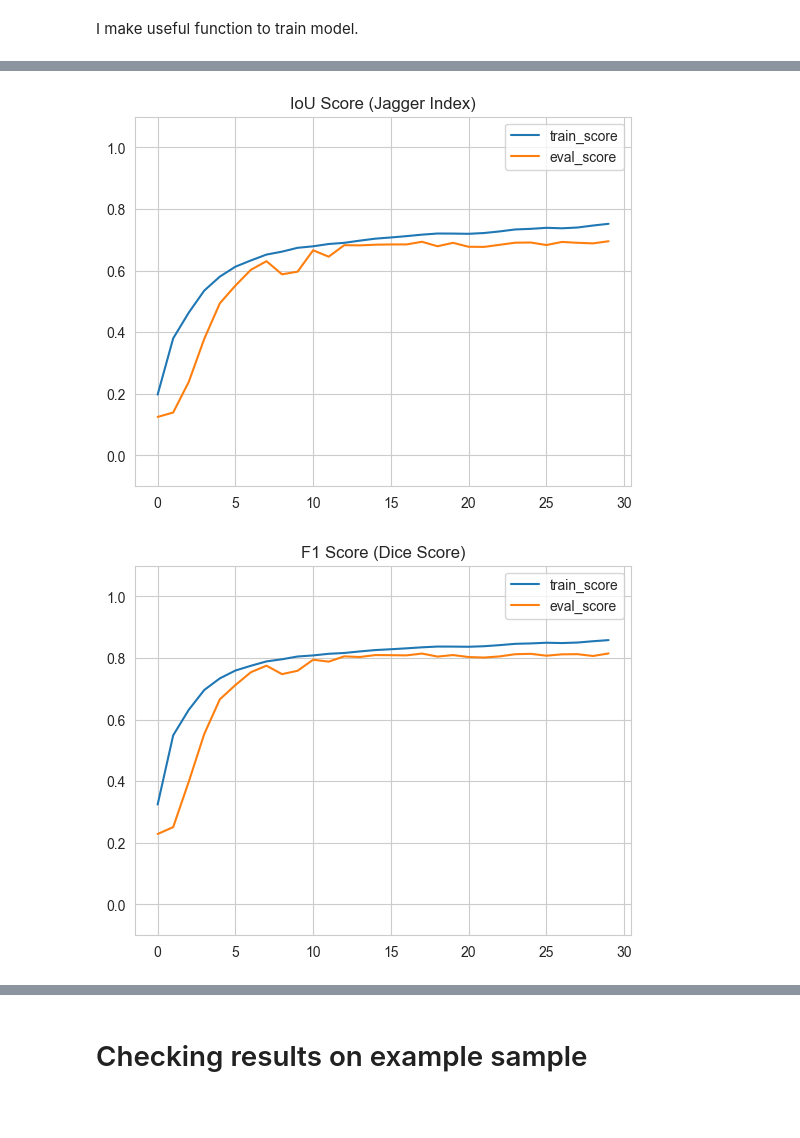
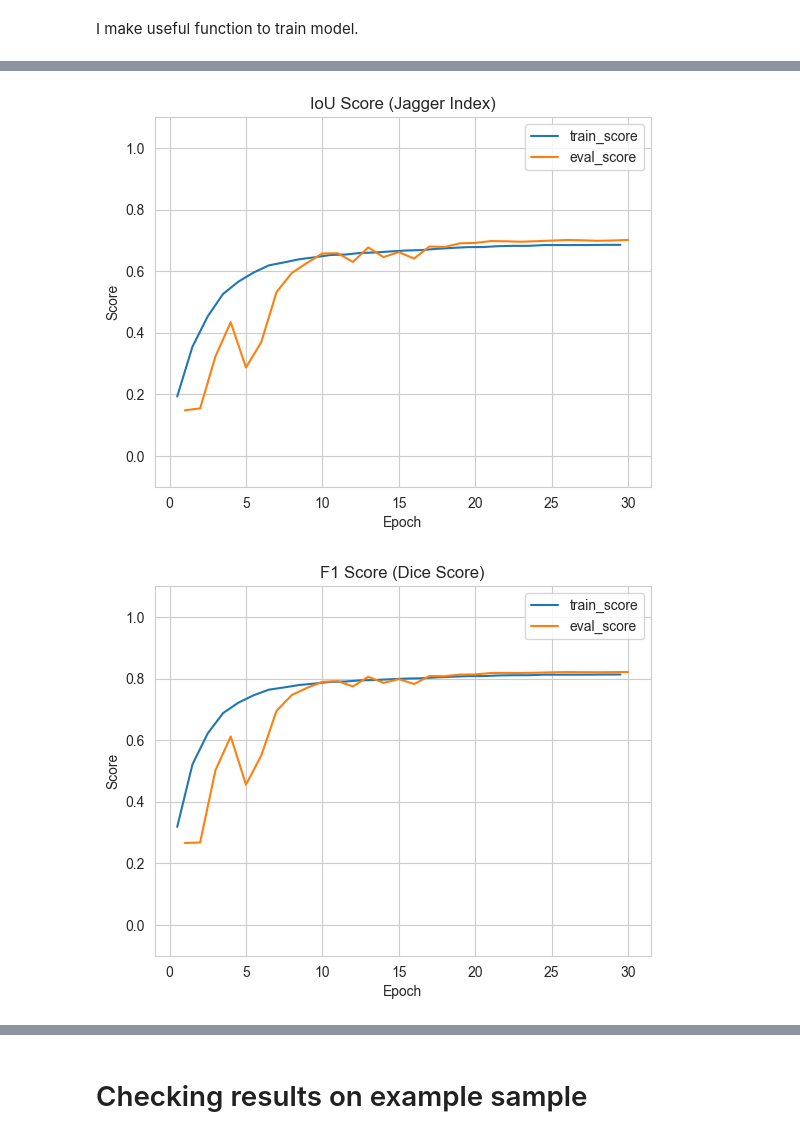
Before and after one commit to DamianM02/IB, a Jupyter notebook: blood.ipynb, the cells around one changed output, grey strips where cells are left out. Cells and saved outputs as stored; diff of their text form; code cells hidden in the pictures; blank space fills up the shorter version.

```diff
--- a/blood.ipynb
+++ b/blood.ipynb
@@ -161,28 +168,42 @@ So probably the best treshold will be 0.15.
 After choosing treshold, it's time to make right train and test datasets.
 # %%
 # Making dataset with binary mask
+
 train_dataset = ImageDataSet(
     directory_path=os.path.join(path, "Train"),
     n_samples=80,
     sample_transform=transforms.Compose([
-        transforms.ToTensor(),
+        transforms.ToImage(),
+        transforms.ToDtype(torch.float32, scale=True),
         transforms.Resize(unet_size)
     ]),
     target_transform=transforms.Compose([
-        transforms.ToTensor(),
+        transforms.ToImage(),
+        transforms.ToDtype(torch.float32, scale=True),
         transforms.Resize(unet_size),
-        NormalizeToIndex(treshold=0.15)
-    ]))
+        NormalizeToIndex(treshold=0.15),
+
+    ]),
+    augmentation_transform=transforms.Compose([
+        transforms.RandomRotation(180),
+        # transforms.RandomApply([
+        #     transforms.RandomResizedCrop(unet_size, scale=(2.5 / 4, 1), ratio=(1, 1))
+        # ], p=1)  # Eventually i could modify probability of doing Crop
+
+    ])
+)
 
 test_dataset = ImageDataSet(
     directory_path=os.path.join(path, "Test"),
     n_samples=20,
     sample_transform=transforms.Compose([
-        transforms.ToTensor(),
+        transforms.ToImage(),
+        transforms.ToDtype(torch.float32, scale=True),
         transforms.Resize(unet_size)
     ]),
     target_transform=transforms.Compose([
-        transforms.ToTensor(),
+        transforms.ToImage(),
+        transforms.ToDtype(torch.float32, scale=True),
         transforms.Resize(unet_size),
         NormalizeToIndex(treshold=0.15)
     ]))
@@ -295,27 +329,37 @@ Epoch: 11 | Train_IoU_score: 0.6791, Test_IoU_score: 0.6662 | Train_f1_score: 0.
 # %%
 def plot_train_eval_scores(train_scores: list[float], eval_scores: list[float], title: str | None = None,
                            margin: float = 0.1):
     """
     :param train_scores: list of train set scores per epoch,
     :param eval_scores: list of eval scores per epoch,
     :param title: title of plot, if None then without title,
     :param margin: margin of plots,
     :return: None
     """
-    plt.plot(train_scores, label="train_score")
-    plt.plot(eval_scores, label="eval_score")
+
+    if len(train_scores) != len(eval_scores):
+        raise Exception(
+            f"Mismatch length of train_scores ({len(train_scores)}), with eval_scores ({len(eval_scores)}).")
+
+    epochs = list(range(1, len(train_scores) + 1))
+    plt.plot([i - 0.5 for i in epochs], train_scores,
+             label="train_score")  # I move plot, because some scores was compute before end of epoch
+    plt.plot(epochs, eval_scores,
+             label="eval_score")  # I don't move, because every score was computing after end of epoch
     if title:
         plt.title(title)
     plt.ylim(0 - margin, 1 + margin)
     plt.legend()
+    plt.xlabel("Epoch")
+    plt.ylabel("Score")
     plt.show()
 
 
 plot_train_eval_scores(train_iou_scores, eval_iou_scores, title="IoU Score (Jagger Index)")
 plot_train_eval_scores(train_f1_scores, eval_f1_scores, title="F1 Score (Dice Score)")
 # %% [output]
-[figure, old version]
+[figure, new version]
-[figure, old version]
+[figure, new version]
 # %%
 print(f"Train IoU score: {train_iou_scores[-1]}")
 print(f"Test  IoU score: {eval_iou_scores[-1]}")
```
Also changed, not shown: parts of 8 cells of this notebook, 6 other files.
